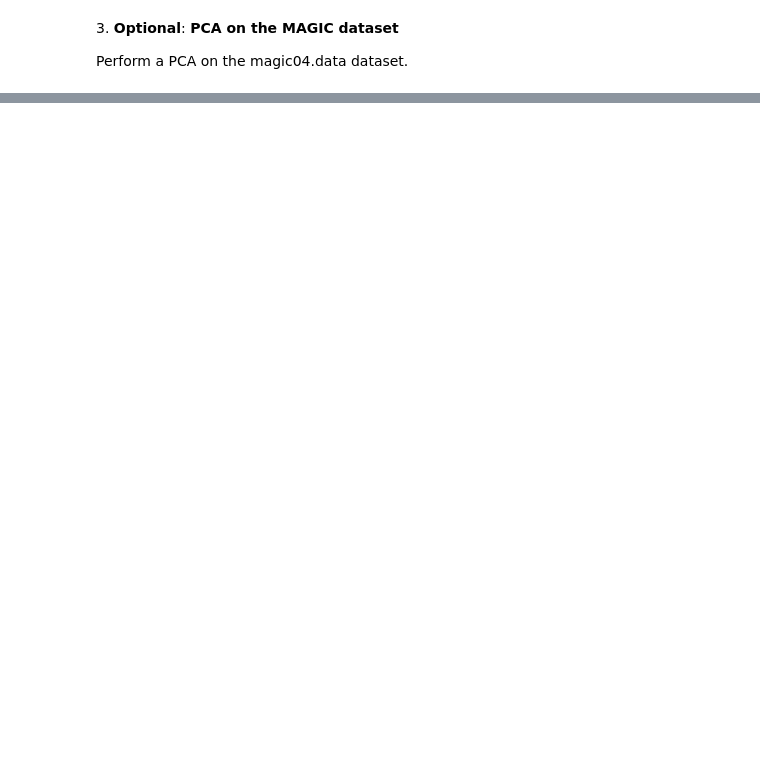
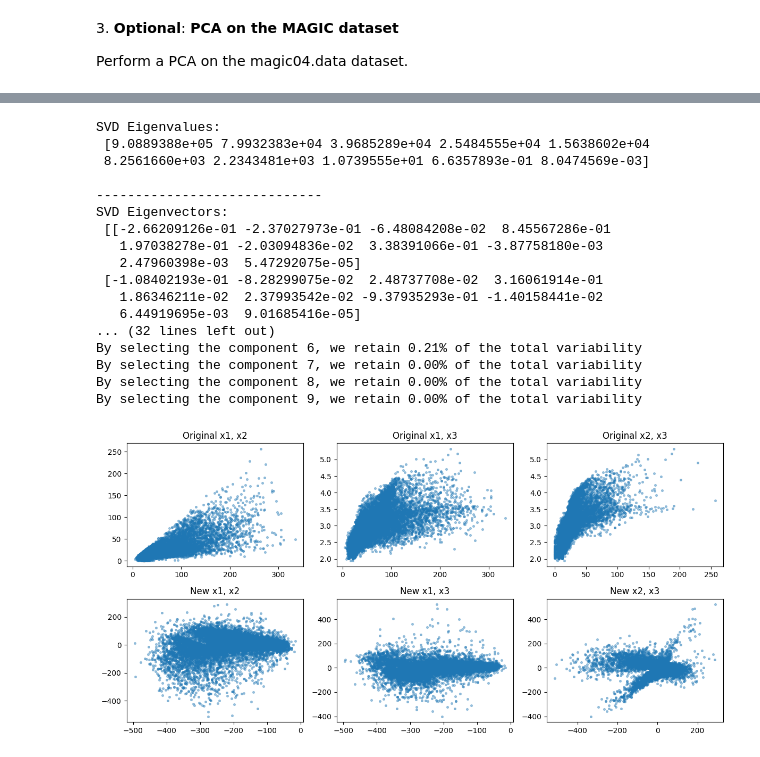
Before and after one commit to mvanaee/ScientificComputingWithPython2022, a Jupyter notebook: 08ex_algebra/08ex_algebra.ipynb, the cells around one changed output, grey strips where cells are left out. Saved outputs shown, nothing was run; the diff lists cells and outputs as text; code cells hidden in the pictures; blank space fills up the shorter version.

```diff
--- a/08ex_algebra/08ex_algebra.ipynb
+++ b/08ex_algebra/08ex_algebra.ipynb
@@ -215,0 +175,66 @@ The selected component : 9. With this component 0.00% of the total variability g
+# %%
+magic_data = pd.read_csv('magic04.data', header=None)
+data = magic_data.to_numpy()
+data = data[:,:-1]
+d = np.asarray(data, dtype='float32')
+d = d.T
+
+U, S, V = la.svd(d)
+L = S**2/(N-1)
+print("SVD Eigenvalues:\n", L, "\n")
+print("-----------------------------")
+print("SVD Eigenvectors:\n", U)
+print("-----------------------------\n")
+
+Lambda = np.diag(np.real_if_close(L))
+print("By selecting the component 0, we retain %.2f%% of the total variability" % (Lambda[0, 0]/Lambda.trace()*100))
+print("By selecting the component 1, we retain %.2f%% of the total variability" % (Lambda[1, 1]/Lambda.trace()*100))
+print("By selecting the component 2, we retain %.2f%% of the total variability" % (Lambda[2, 2]/Lambda.trace()*100))
+print("By selecting the component 3, we retain %.2f%% of the total variability" % (Lambda[3, 3]/Lambda.trace()*100))
+print("By selecting the component 4, we retain %.2f%% of the total variability" % (Lambda[4, 4]/Lambda.trace()*100))
+print("By selecting the component 5, we retain %.2f%% of the total variability" % (Lambda[5, 5]/Lambda.trace()*100))
+print("By selecting the component 6, we retain %.2f%% of the total variability" % (Lambda[6, 6]/Lambda.trace()*100))
+print("By selecting the component 7, we retain %.2f%% of the total variability" % (Lambda[7, 7]/Lambda.trace()*100))
+print("By selecting the component 8, we retain %.2f%% of the total variability" % (Lambda[8, 8]/Lambda.trace()*100))
+print("By selecting the component 9, we retain %.2f%% of the total variability" % (Lambda[9, 9]/Lambda.trace()*100))
+print()
+
+d_pca = np.dot(U.T, d)
+fig, axes = plt.subplots(nrows=2, ncols=3, figsize=(12, 6))
+[[ax01, ax02, ax03],[ax11, ax12, ax13]] = axes
+
+ax01.scatter(d[0], d[1], alpha = 0.4, s=7)
+ax01.set_title('Original x1, x2')
+ax02.scatter(d[0], d[2], alpha = 0.4, s=7)
+ax02.set_title('Original x1, x3')
+ax03.scatter(d[1], d[2], alpha = 0.4, s=7)
+ax03.set_title('Original x2, x3')
+
+ax11.scatter(d_pca[0], d_pca[1], alpha = 0.4, s=7)
+ax11.set_title('New x1, x2')
+ax12.scatter(d_pca[0], d_pca[2], alpha = 0.4, s=7)
+ax12.set_title('New x1, x3')
+ax13.scatter(d_pca[1], d_pca[2], alpha = 0.4, s=7)
+ax13.set_title('New x2, x3')
+
+plt.tight_layout()
+plt.show()
+# %% [output]
+SVD Eigenvalues:
+ [9.0889388e+05 7.9932383e+04 3.9685289e+04 2.5484555e+04 1.5638602e+04
+ 8.2561660e+03 2.2343481e+03 1.0739555e+01 6.6357893e-01 8.0474569e-03]
+
+-----------------------------
+SVD Eigenvectors:
+ [[-2.66209126e-01 -2.37027973e-01 -6.48084208e-02  8.45567286e-01
+   1.97038278e-01 -2.03094836e-02  3.38391066e-01 -3.87758180e-03
+   2.47960398e-03  5.47292075e-05]
+ [-1.08402193e-01 -8.28299075e-02  2.48737708e-02  3.16061914e-01
+   1.86346211e-02  2.37993542e-02 -9.37935293e-01 -1.40158441e-02
+   6.44919695e-03  9.01685416e-05]
+... (32 lines left out)
+By selecting the component 6, we retain 0.21% of the total variability
+By selecting the component 7, we retain 0.00% of the total variability
+By selecting the component 8, we retain 0.00% of the total variability
+By selecting the component 9, we retain 0.00% of the total variability
+[figure, added]
```
Also changed, not shown: parts of 5 cells of this notebook, 1 other file.
